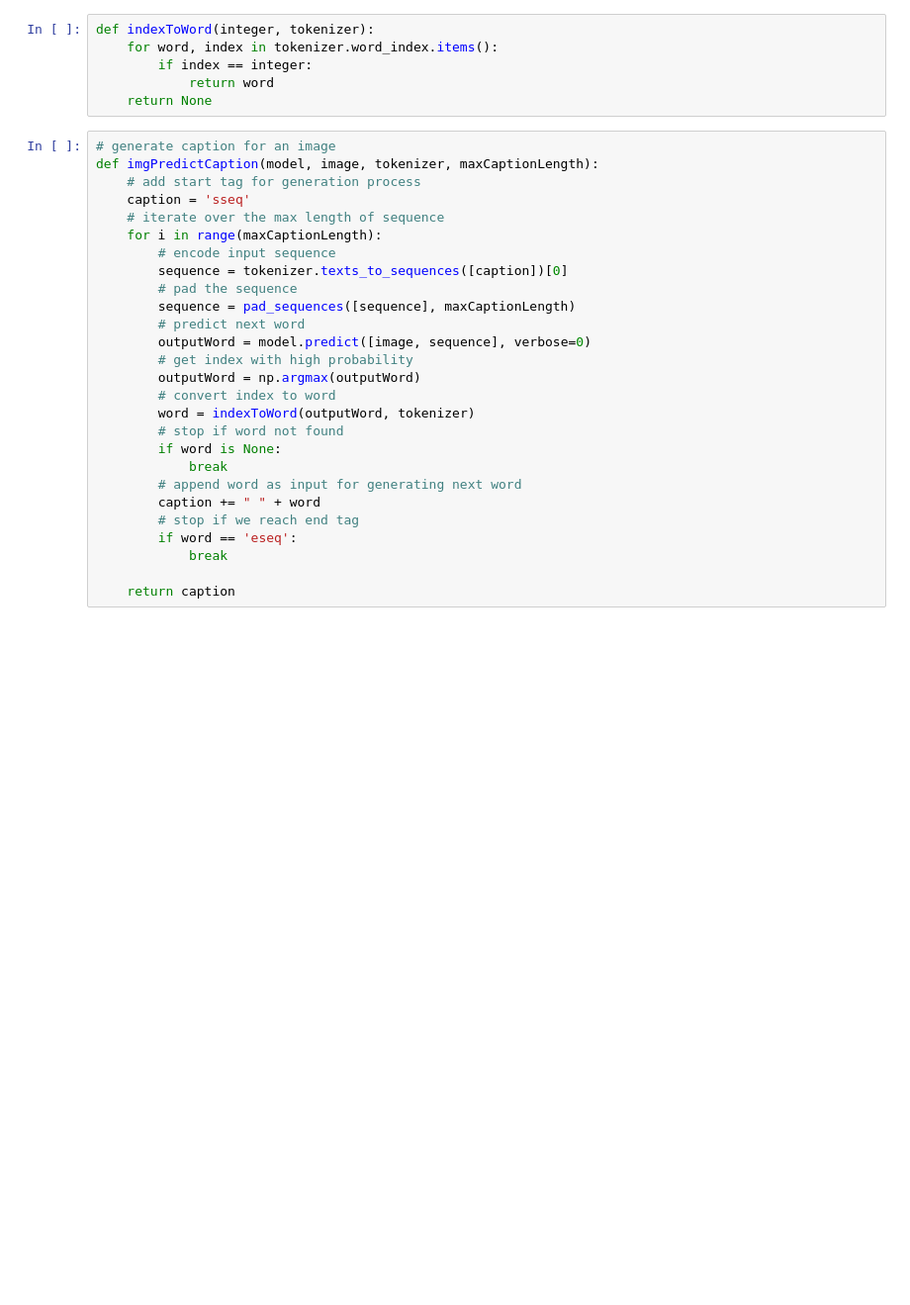
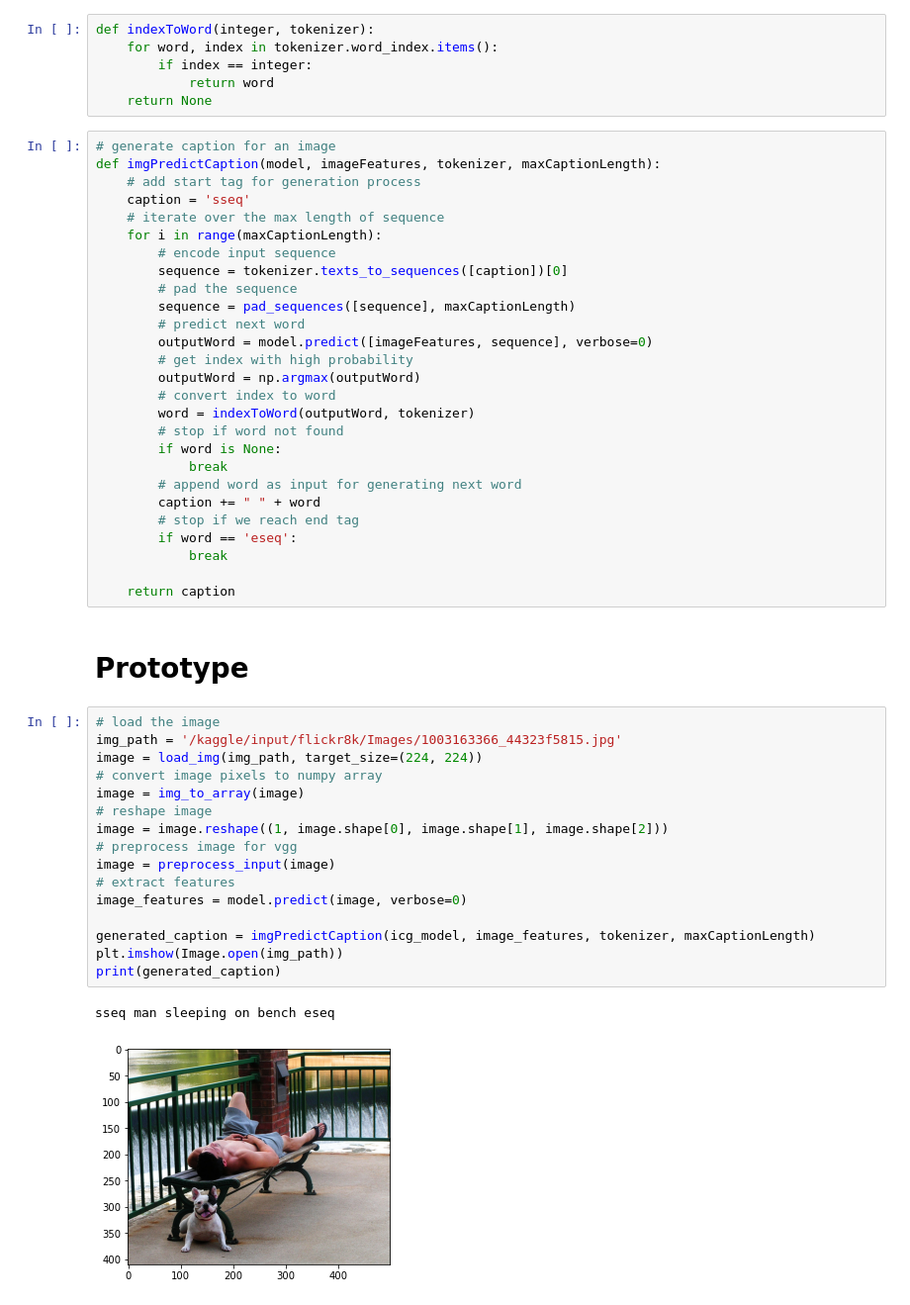
Before and after one commit to RealityMoez/ImageCaptionGenerator, a Jupyter notebook: image-caption-generator-flickr.ipynb, the cells around one changed output. Shown: that part at 99% size. Drawn from its saved outputs; the diff is of its cells as text; blank space fills up the shorter version.

```diff
--- a/image-caption-generator-flickr.ipynb
+++ b/image-caption-generator-flickr.ipynb
@@ -294,7 +300,7 @@ def indexToWord(integer, tokenizer):
     return None
 # %%
 # generate caption for an image
-def imgPredictCaption(model, image, tokenizer, maxCaptionLength):
+def imgPredictCaption(model, imageFeatures, tokenizer, maxCaptionLength):
     # add start tag for generation process
     caption = 'sseq'
     # iterate over the max length of sequence
@@ -304,7 +310,7 @@ def imgPredictCaption(model, image, tokenizer, maxCaptionLength):
         # pad the sequence
         sequence = pad_sequences([sequence], maxCaptionLength)
         # predict next word
-        outputWord = model.predict([image, sequence], verbose=0)
+        outputWord = model.predict([imageFeatures, sequence], verbose=0)
         # get index with high probability
         outputWord = np.argmax(outputWord)
         # convert index to word
@@ -319,3 +325,24 @@ def imgPredictCaption(model, image, tokenizer, maxCaptionLength):
             break
 
     return caption
+# %% [markdown]
+# Prototype
+# %%
+# load the image
+img_path = '/kaggle/input/flickr8k/Images/1003163366_44323f5815.jpg'
+image = load_img(img_path, target_size=(224, 224))
+# convert image pixels to numpy array
+image = img_to_array(image)
+# reshape image
+image = image.reshape((1, image.shape[0], image.shape[1], image.shape[2]))
+# preprocess image for vgg
+image = preprocess_input(image)
+# extract features
+image_features = model.predict(image, verbose=0)
+
+generated_caption = imgPredictCaption(icg_model, image_features, tokenizer, maxCaptionLength)
+plt.imshow(Image.open(img_path))
+print(generated_caption)
+# %% [output]
+sseq man sleeping on bench eseq
+[figure, added]
```
Also changed, not shown: parts of 6 cells of this notebook.
